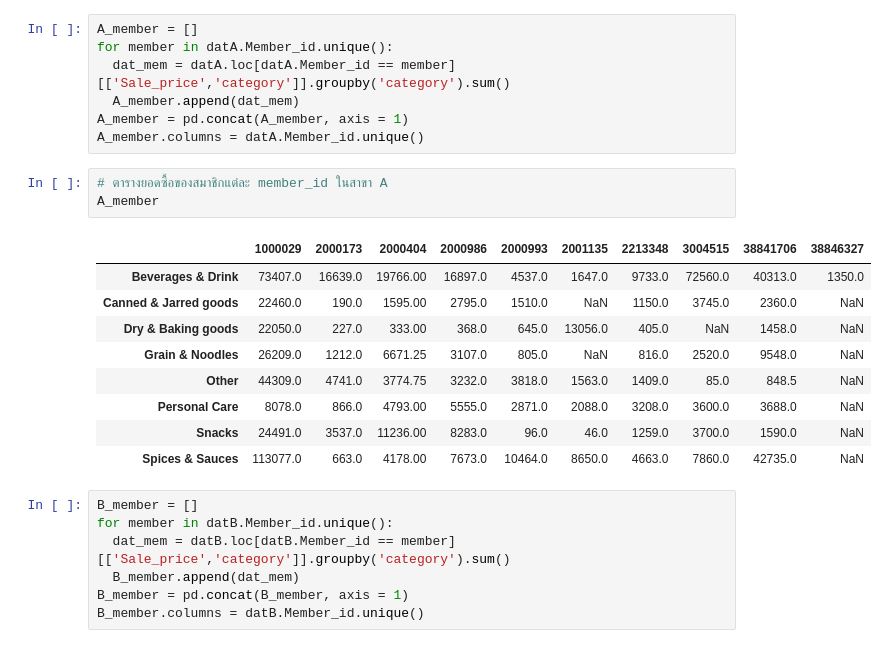
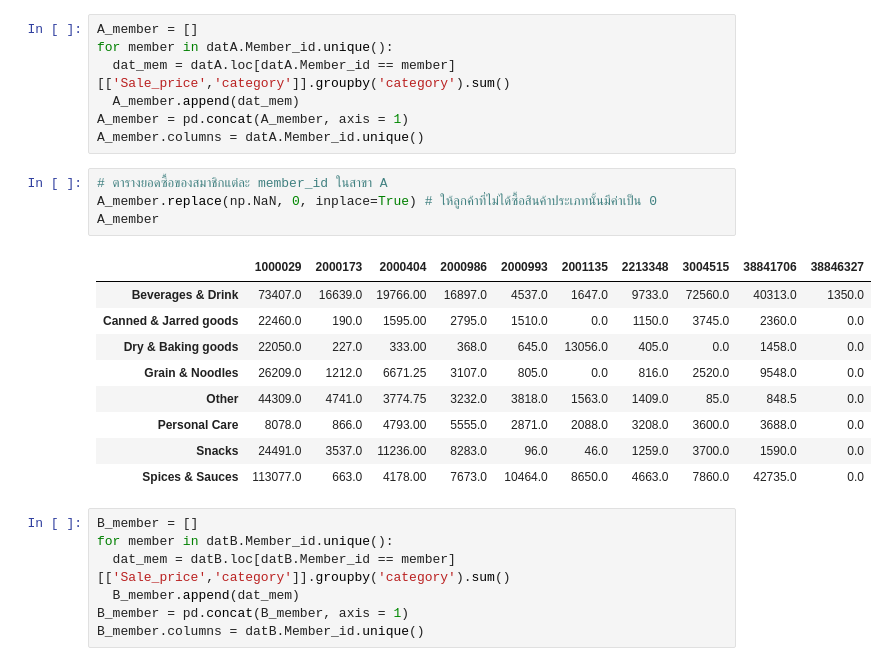
Before and after one commit to DSE2G1/DataAnalyticWeek1, a Jupyter notebook: Data_visualization_Pat.ipynb, the cells around one changed output. Saved outputs shown, nothing was run; the diff lists cells and outputs as text.

```diff
--- a/Data_visualization_Pat.ipynb
+++ b/Data_visualization_Pat.ipynb
@@ -266,17 +265,18 @@ A_member = pd.concat(A_member, axis = 1)
 A_member.columns = datA.Member_id.unique()
 # %%
 # ตารางยอดซื้อของสมาชิกแต่ละ member_id ในสาขา A
+A_member.replace(np.NaN, 0, inplace=True) # ให้ลูกค้าที่ไม่ได้ซื้อสินค้าประเภทนั้นมีค่าเป็น 0
 A_member
 # %% [output]
 |  | 1000029 | 2000173 | 2000404 | 2000986 | 2000993 | 2001135 | 2213348 | 3004515 | 38841706 | 38846327 |
 | Beverages & Drink | 73407.0 | 16639.0 | 19766.00 | 16897.0 | 4537.0 | 1647.0 | 9733.0 | 72560.0 | 40313.0 | 1350.0 |
-| Canned & Jarred goods | 22460.0 | 190.0 | 1595.00 | 2795.0 | 1510.0 | NaN | 1150.0 | 3745.0 | 2360.0 | NaN |
-| Dry & Baking goods | 22050.0 | 227.0 | 333.00 | 368.0 | 645.0 | 13056.0 | 405.0 | NaN | 1458.0 | NaN |
-| Grain & Noodles | 26209.0 | 1212.0 | 6671.25 | 3107.0 | 805.0 | NaN | 816.0 | 2520.0 | 9548.0 | NaN |
-| Other | 44309.0 | 4741.0 | 3774.75 | 3232.0 | 3818.0 | 1563.0 | 1409.0 | 85.0 | 848.5 | NaN |
-| Personal Care | 8078.0 | 866.0 | 4793.00 | 5555.0 | 2871.0 | 2088.0 | 3208.0 | 3600.0 | 3688.0 | NaN |
-| Snacks | 24491.0 | 3537.0 | 11236.00 | 8283.0 | 96.0 | 46.0 | 1259.0 | 3700.0 | 1590.0 | NaN |
-| Spices & Sauces | 113077.0 | 663.0 | 4178.00 | 7673.0 | 10464.0 | 8650.0 | 4663.0 | 7860.0 | 42735.0 | NaN |
+| Canned & Jarred goods | 22460.0 | 190.0 | 1595.00 | 2795.0 | 1510.0 | 0.0 | 1150.0 | 3745.0 | 2360.0 | 0.0 |
+| Dry & Baking goods | 22050.0 | 227.0 | 333.00 | 368.0 | 645.0 | 13056.0 | 405.0 | 0.0 | 1458.0 | 0.0 |
+| Grain & Noodles | 26209.0 | 1212.0 | 6671.25 | 3107.0 | 805.0 | 0.0 | 816.0 | 2520.0 | 9548.0 | 0.0 |
+| Other | 44309.0 | 4741.0 | 3774.75 | 3232.0 | 3818.0 | 1563.0 | 1409.0 | 85.0 | 848.5 | 0.0 |
+| Personal Care | 8078.0 | 866.0 | 4793.00 | 5555.0 | 2871.0 | 2088.0 | 3208.0 | 3600.0 | 3688.0 | 0.0 |
+| Snacks | 24491.0 | 3537.0 | 11236.00 | 8283.0 | 96.0 | 46.0 | 1259.0 | 3700.0 | 1590.0 | 0.0 |
+| Spices & Sauces | 113077.0 | 663.0 | 4178.00 | 7673.0 | 10464.0 | 8650.0 | 4663.0 | 7860.0 | 42735.0 | 0.0 |
 # %%
 B_member = []
 for member in datB.Member_id.unique():
```
Also changed, not shown: parts of 7 cells of this notebook.
